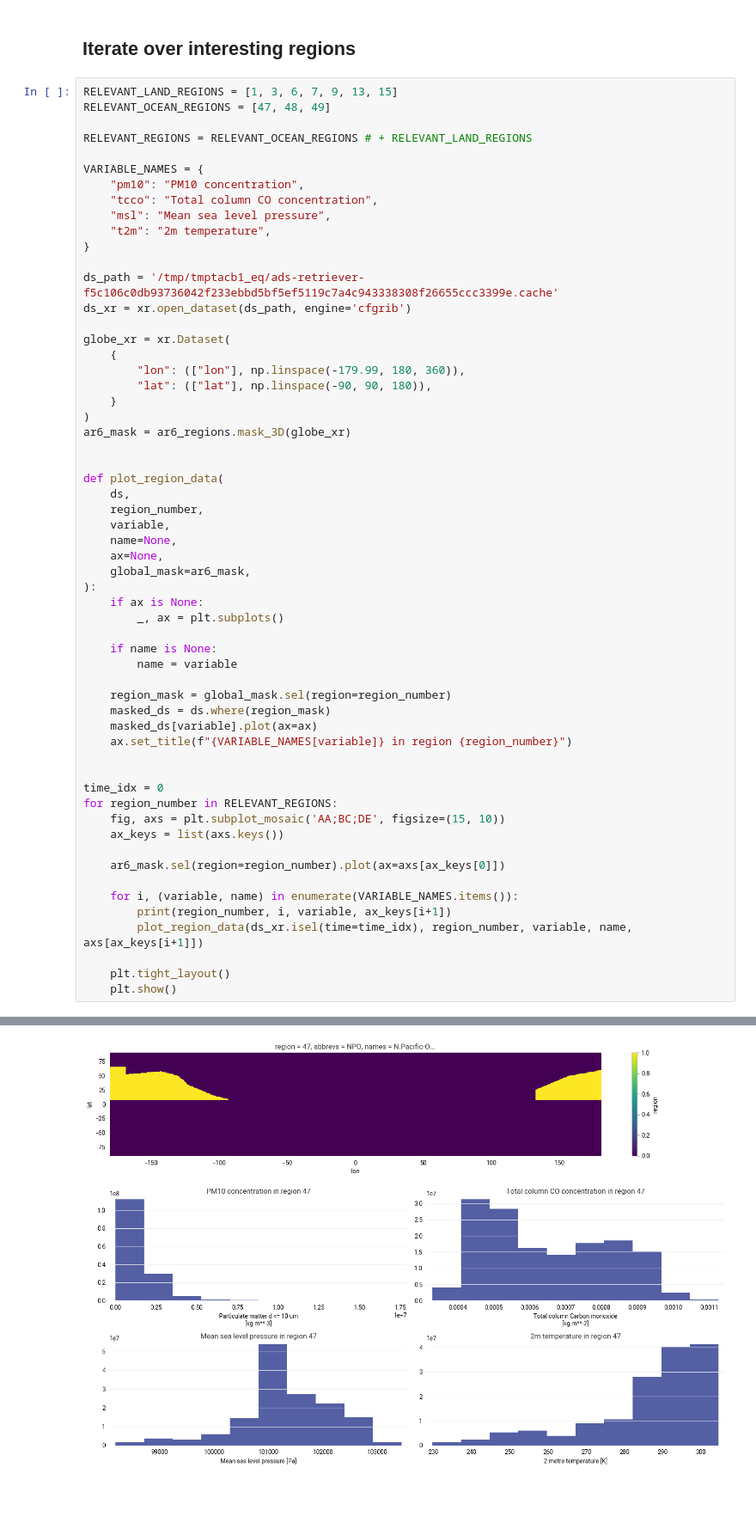
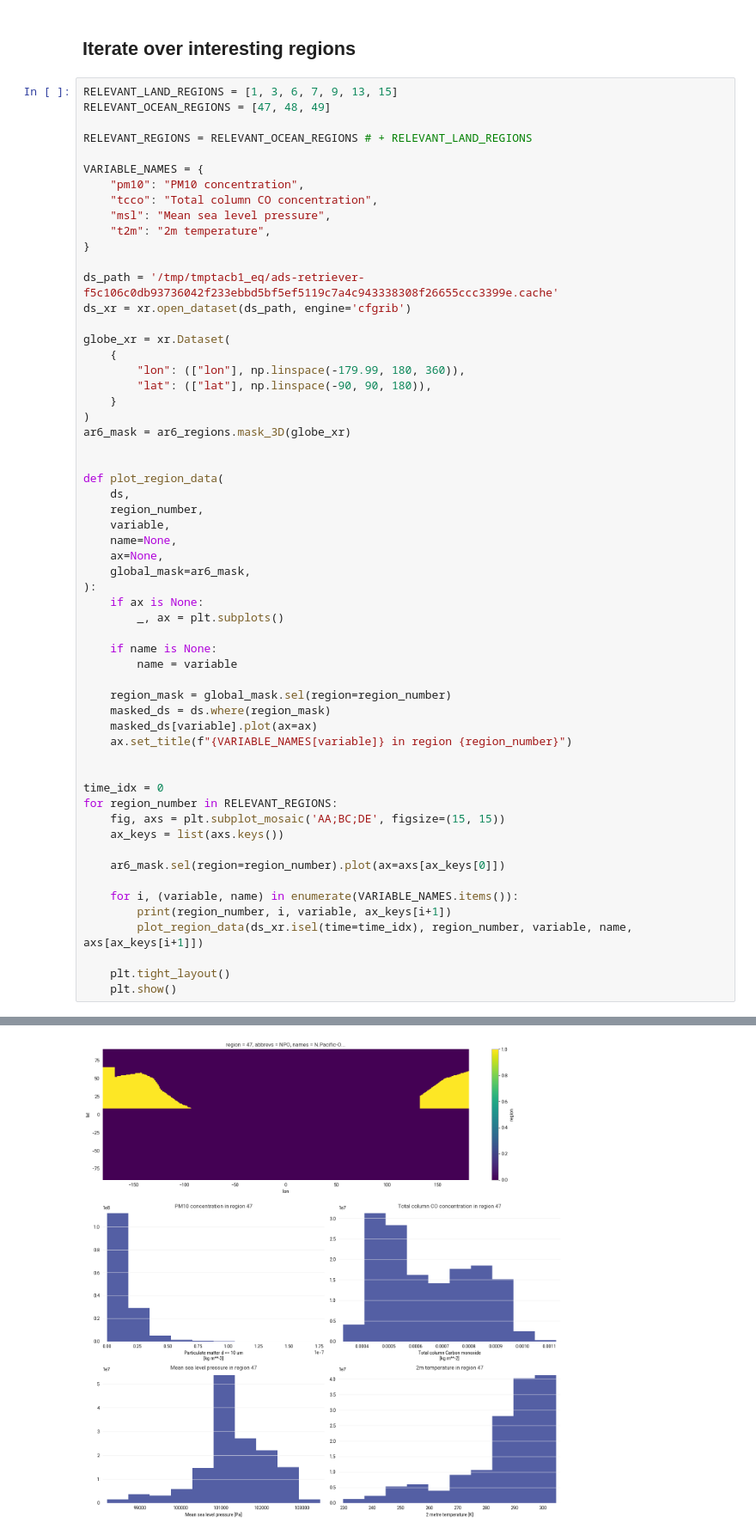
Before and after one commit to pmhalvor/whale-gis, a Jupyter notebook: notebooks/regionmask.ipynb, the cells around one changed output, grey strips where cells are left out. Shown at 86% size. Drawn from its saved outputs; the diff is of its cells as text; blank space fills up the shorter version.

```diff
--- a/notebooks/regionmask.ipynb
+++ b/notebooks/regionmask.ipynb
@@ -197,35 +200,35 @@ def plot_region_data(
 ):
     if ax is None:
         _, ax = plt.subplots()
 
     if name is None:
         name = variable
 
     region_mask = global_mask.sel(region=region_number)
     masked_ds = ds.where(region_mask)
     masked_ds[variable].plot(ax=ax)
     ax.set_title(f"{VARIABLE_NAMES[variable]} in region {region_number}")
 
 
 time_idx = 0
 for region_number in RELEVANT_REGIONS:
-    fig, axs = plt.subplot_mosaic('AA;BC;DE', figsize=(15, 10))
+    fig, axs = plt.subplot_mosaic('AA;BC;DE', figsize=(15, 15))
     ax_keys = list(axs.keys())
 
     ar6_mask.sel(region=region_number).plot(ax=axs[ax_keys[0]])
 
     for i, (variable, name) in enumerate(VARIABLE_NAMES.items()):
         print(region_number, i, variable, ax_keys[i+1])
         plot_region_data(ds_xr.isel(time=time_idx), region_number, variable, name, axs[ax_keys[i+1]])
 
     plt.tight_layout()
     plt.show()
 # %% [output]
 47 0 pm10 B
 47 1 tcco C
 47 2 msl D
 47 3 t2m E
-[figure, old version]
+[figure, new version]
 48 0 pm10 B
 48 1 tcco C
 48 2 msl D
```
Also changed, not shown: parts of 3 cells of this notebook.
